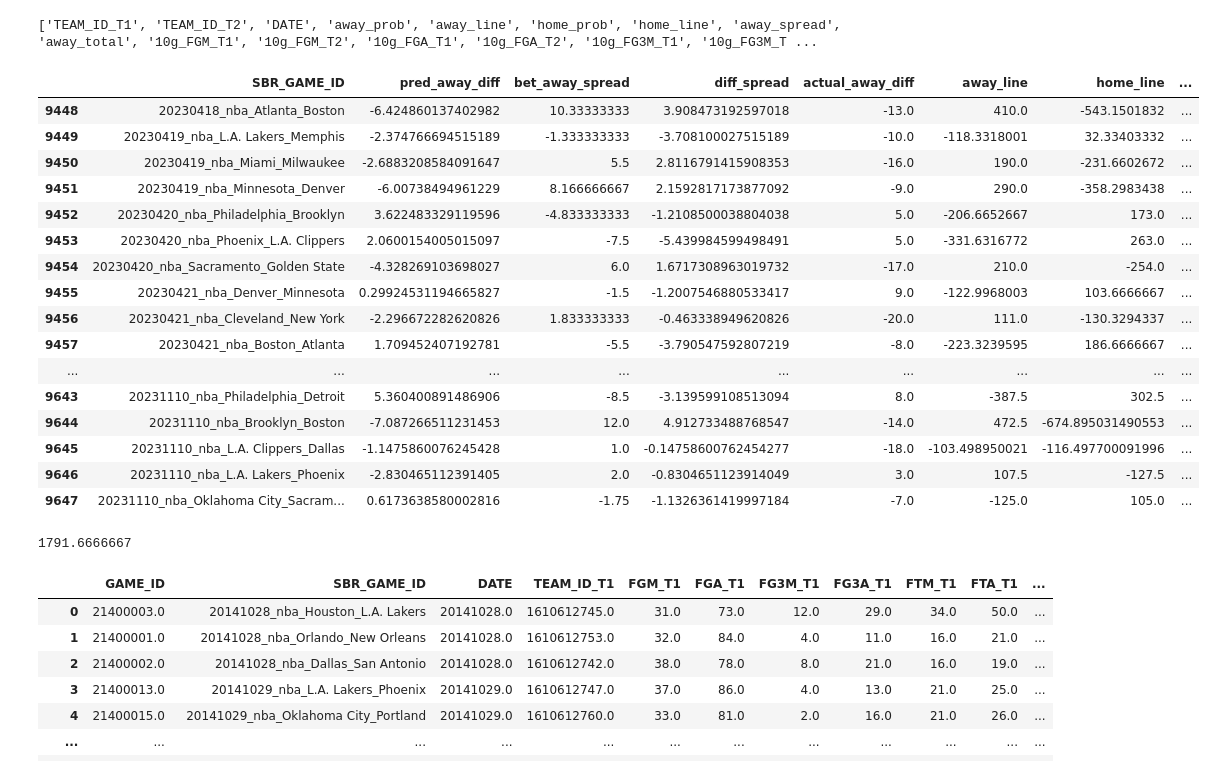
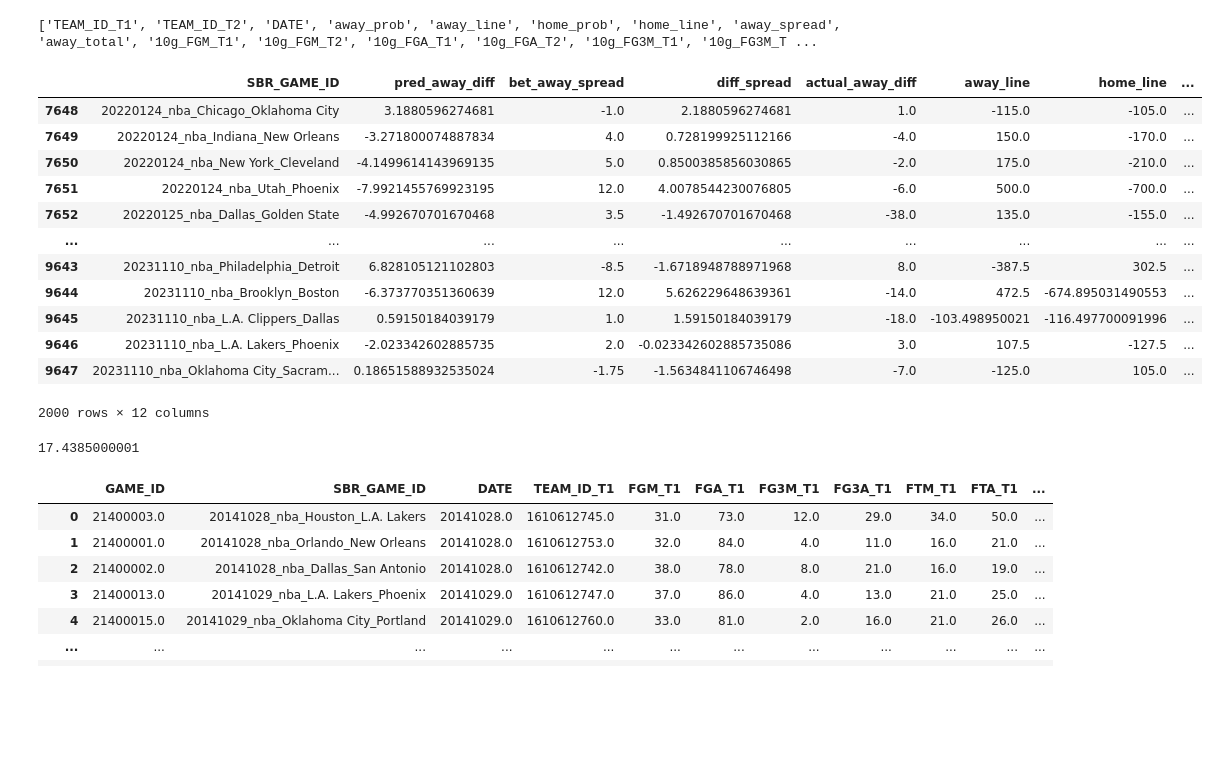
Before and after one commit to iiisong/ML-NBA-Betting, a Jupyter notebook: adv_games_regression.ipynb, the cells around one changed output. Saved outputs shown, nothing was run; the diff lists cells and outputs as text; code cells hidden in the pictures; blank space fills up the shorter version.

```diff
--- a/adv_games_regression.ipynb
+++ b/adv_games_regression.ipynb
@@ -105,57 +105,55 @@ away_spread_reg = SVGRegressionFit(df.iloc[:-1000][columns].values, df[:-1000]["
 buffer = 6
 
 def calcOutcomes(i):
+    away_spread_reg = SVGRegressionFit(df.iloc[:-i][columns].values, df[:-i]["SCORE_DIFF_T1"].values)
+
     result = pd.DataFrame()
     result['SBR_GAME_ID'] = df.iloc[-i:]['SBR_GAME_ID']
     result['pred_away_diff'] = away_spread_reg.predict(df.iloc[-i:][columns].values)
     result['bet_away_spread'] = df.iloc[-i:]['away_spread']
     result['diff_spread'] = result['pred_away_diff'] + result['bet_away_spread']
     result['actual_away_diff'] = df.iloc[-i:]['SCORE_DIFF_T1']
     result['away_line'] = df.iloc[-i:]['away_line']
     result['home_line'] = df.iloc[-i:]['home_line']
     result['WON_T1'] = df.iloc[-i:]['WON_T1']
     result['WON_T2'] = df.iloc[-i:]['WON_T2']
 
     result['bet_decision'] = np.abs(result['diff_spread']) > buffer
     result.loc[result['diff_spread'] > 0, 'bet_on'] = 1
     result.loc[result['diff_spread'] < 0, 'bet_on'] = 2
 
     result.loc[(result['bet_on'] == 1) & (result['away_line'] > 0), 'profit'] = result['away_line'] + 100
     result.loc[(result['bet_on'] == 1) & (result['away_line'] < 0), 'profit'] = 100 * (100 / - result['away_line']) + 100
     result.loc[(result['bet_on'] == 1) & (result['actual_away_diff'] + result['bet_away_spread'] < 0), 'profit'] = -100 #
 
     result.loc[(result['bet_on'] == 2) & (result['home_line'] > 0), 'profit'] = result['home_line'] - 100
     result.loc[(result['bet_on'] == 2) & (result['home_line'] < 0), 'profit'] = 100 * (100 / - result['home_line']) + 100
     result.loc[(result['bet_on'] == 2) & (result['actual_away_diff'] + result['bet_away_spread'] > 0), 'profit'] = -100
 
     result['bet_on'] = result['bet_on'] * result['bet_decision']
     result['profit'] = result['profit'] * result['bet_decision']
 
     display(result)
-    return sum(result['profit'])
+    return np.average(result['profit'])
 
 # for i in range(100):
 #     testIndex(i)
-calcOutcomes(200)
+calcOutcomes(2000)
 # %% [output]
 |  | SBR_GAME_ID | pred_away_diff | bet_away_spread | diff_spread | actual_away_diff | away_line | home_line | ... |
-| 9448 | 20230418_nba_Atlanta_Boston | -6.424860137402982 | 10.33333333 | 3.908473192597018 | -13.0 | 410.0 | -543.1501832 | ... |
-| 9449 | 20230419_nba_L.A. Lakers_Memphis | -2.374766694515189 | -1.333333333 | -3.708100027515189 | -10.0 | -118.3318001 | 32.33403332 | ... |
-| 9450 | 20230419_nba_Miami_Milwaukee | -2.6883208584091647 | 5.5 | 2.8116791415908353 | -16.0 | 190.0 | -231.6602672 | ... |
-| 9451 | 20230419_nba_Minnesota_Denver | -6.00738494961229 | 8.166666667 | 2.1592817173877092 | -9.0 | 290.0 | -358.2983438 | ... |
-| 9452 | 20230420_nba_Philadelphia_Brooklyn | 3.622483329119596 | -4.833333333 | -1.2108500038804038 | 5.0 | -206.6652667 | 173.0 | ... |
-| 9453 | 20230420_nba_Phoenix_L.A. Clippers | 2.0600154005015097 | -7.5 | -5.439984599498491 | 5.0 | -331.6316772 | 263.0 | ... |
-| 9454 | 20230420_nba_Sacramento_Golden State | -4.328269103698027 | 6.0 | 1.6717308963019732 | -17.0 | 210.0 | -254.0 | ... |
-| 9455 | 20230421_nba_Denver_Minnesota | 0.29924531194665827 | -1.5 | -1.2007546880533417 | 9.0 | -122.9968003 | 103.6666667 | ... |
-| 9456 | 20230421_nba_Cleveland_New York | -2.296672282620826 | 1.833333333 | -0.463338949620826 | -20.0 | 111.0 | -130.3294337 | ... |
-| 9457 | 20230421_nba_Boston_Atlanta | 1.709452407192781 | -5.5 | -3.790547592807219 | -8.0 | -223.3239595 | 186.6666667 | ... |
+| 7648 | 20220124_nba_Chicago_Oklahoma City | 3.1880596274681 | -1.0 | 2.1880596274681 | 1.0 | -115.0 | -105.0 | ... |
+| 7649 | 20220124_nba_Indiana_New Orleans | -3.271800074887834 | 4.0 | 0.728199925112166 | -4.0 | 150.0 | -170.0 | ... |
+| 7650 | 20220124_nba_New York_Cleveland | -4.1499614143969135 | 5.0 | 0.8500385856030865 | -2.0 | 175.0 | -210.0 | ... |
+| 7651 | 20220124_nba_Utah_Phoenix | -7.9921455769923195 | 12.0 | 4.0078544230076805 | -6.0 | 500.0 | -700.0 | ... |
+| 7652 | 20220125_nba_Dallas_Golden State | -4.992670701670468 | 3.5 | -1.492670701670468 | -38.0 | 135.0 | -155.0 | ... |
 | ... | ... | ... | ... | ... | ... | ... | ... | ... |
-| 9643 | 20231110_nba_Philadelphia_Detroit | 5.360400891486906 | -8.5 | -3.139599108513094 | 8.0 | -387.5 | 302.5 | ... |
-| 9644 | 20231110_nba_Brooklyn_Boston | -7.087266511231453 | 12.0 | 4.912733488768547 | -14.0 | 472.5 | -674.895031490553 | ... |
-| 9645 | 20231110_nba_L.A. Clippers_Dallas | -1.1475860076245428 | 1.0 | -0.14758600762454277 | -18.0 | -103.498950021 | -116.497700091996 | ... |
-| 9646 | 20231110_nba_L.A. Lakers_Phoenix | -2.830465112391405 | 2.0 | -0.8304651123914049 | 3.0 | 107.5 | -127.5 | ... |
-| 9647 | 20231110_nba_Oklahoma City_Sacram... | 0.6173638580002816 | -1.75 | -1.1326361419997184 | -7.0 | -125.0 | 105.0 | ... |
+| 9643 | 20231110_nba_Philadelphia_Detroit | 6.828105121102803 | -8.5 | -1.6718948788971968 | 8.0 | -387.5 | 302.5 | ... |
+| 9644 | 20231110_nba_Brooklyn_Boston | -6.373770351360639 | 12.0 | 5.626229648639361 | -14.0 | 472.5 | -674.895031490553 | ... |
+| 9645 | 20231110_nba_L.A. Clippers_Dallas | 0.59150184039179 | 1.0 | 1.59150184039179 | -18.0 | -103.498950021 | -116.497700091996 | ... |
+| 9646 | 20231110_nba_L.A. Lakers_Phoenix | -2.023342602885735 | 2.0 | -0.023342602885735086 | 3.0 | 107.5 | -127.5 | ... |
+| 9647 | 20231110_nba_Oklahoma City_Sacram... | 0.18651588932535024 | -1.75 | -1.5634841106746498 | -7.0 | -125.0 | 105.0 | ... |
-1791.6666667
+2000 rows × 12 columns
+17.4385000001
 # %%
 df = pd.read_csv("data_proc/games_rolling_master.csv")
 df
```
Also changed, not shown: 6 other files.
